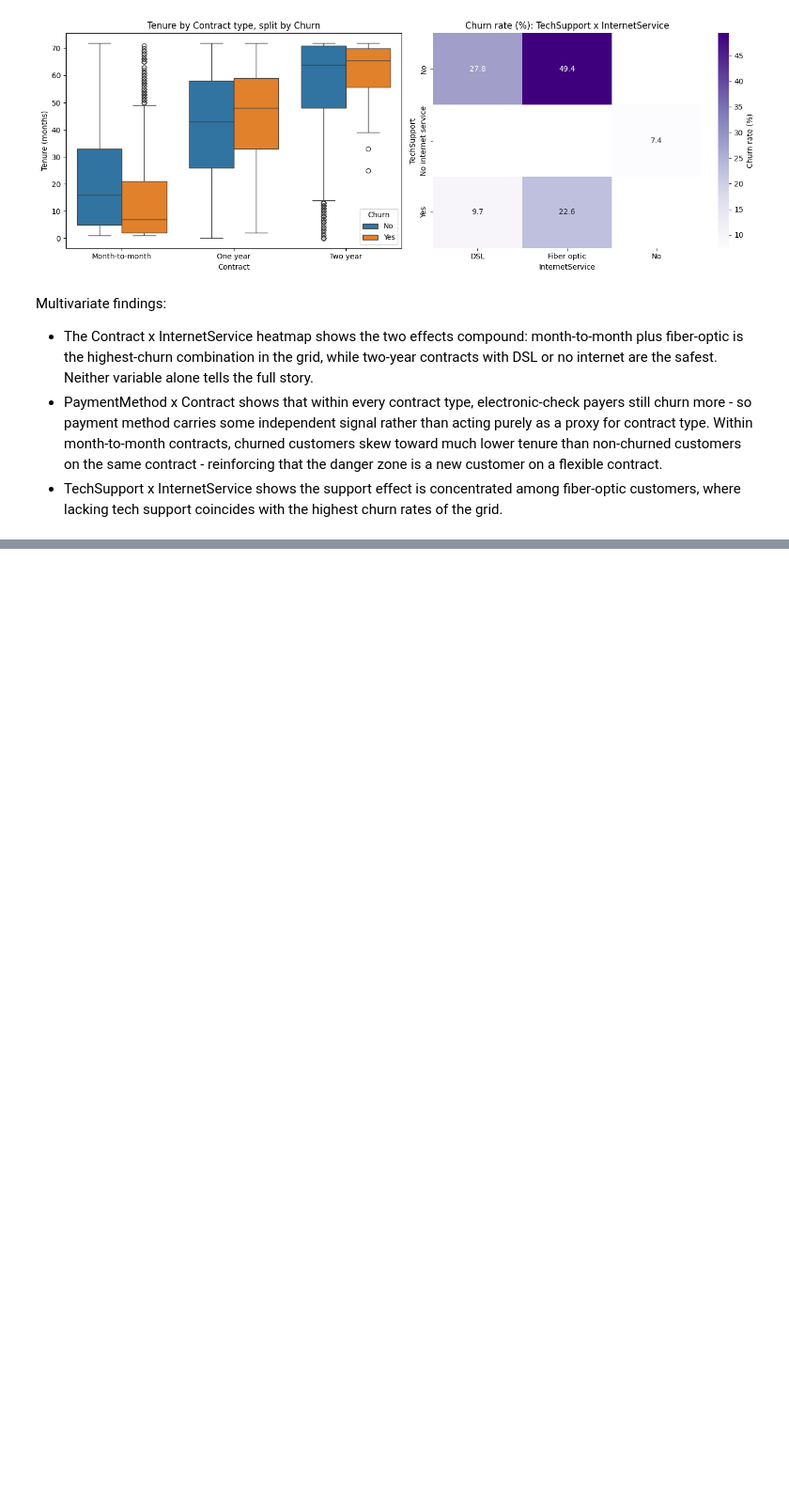
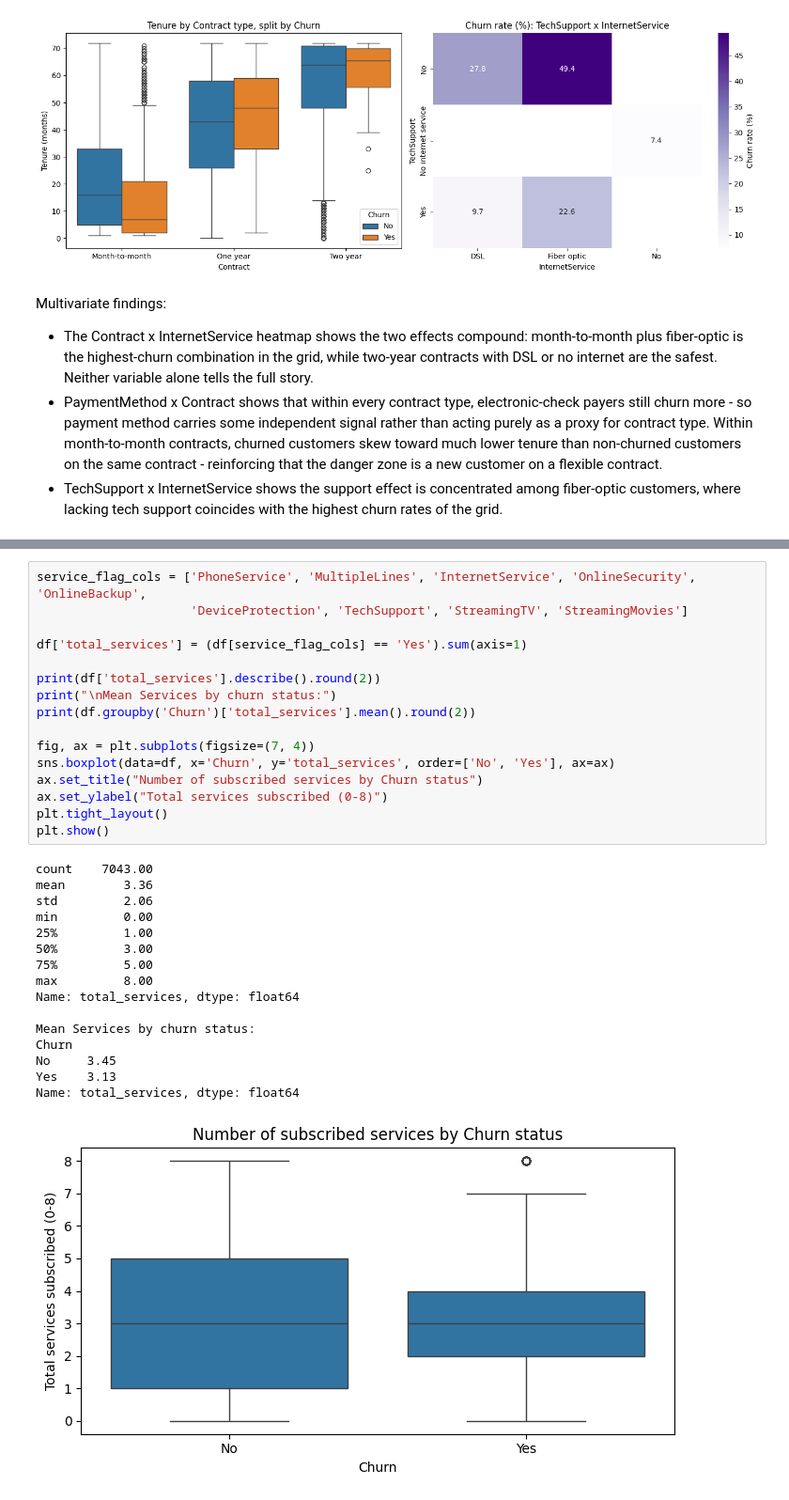
Before and after one commit to DaffaAlfiannoor/Customer-Churn-Analysis-and-Prediction, a Jupyter notebook: prediction.ipynb, the cells around one changed output, grey strips where cells are left out. Shown at 94% size. Drawn from its saved outputs; the diff is of its cells as text; blank space fills up the shorter version.

```diff
--- a/prediction.ipynb
+++ b/prediction.ipynb
@@ -515,0 +627,33 @@ Within month-to-month contracts, churned customers skew toward much lower tenure
+# %%
+service_flag_cols = ['PhoneService', 'MultipleLines', 'InternetService', 'OnlineSecurity', 'OnlineBackup',
+                     'DeviceProtection', 'TechSupport', 'StreamingTV', 'StreamingMovies']
+
+df['total_services'] = (df[service_flag_cols] == 'Yes').sum(axis=1)
+
+print(df['total_services'].describe().round(2))
+print("\nMean Services by churn status:")
+print(df.groupby('Churn')['total_services'].mean().round(2))
+
+fig, ax = plt.subplots(figsize=(7, 4))
+sns.boxplot(data=df, x='Churn', y='total_services', order=['No', 'Yes'], ax=ax)
+ax.set_title("Number of subscribed services by Churn status")
+ax.set_ylabel("Total services subscribed (0-8)")
+plt.tight_layout()
+plt.show()
+# %% [output]
+count    7043.00
+mean        3.36
+std         2.06
+min         0.00
+25%         1.00
+50%         3.00
+75%         5.00
+max         8.00
+Name: total_services, dtype: float64
+
+Mean Services by churn status:
+Churn
+No     3.45
+Yes    3.13
+Name: total_services, dtype: float64
+[figure, added]
```
Also changed, not shown: parts of 20 cells of this notebook.
